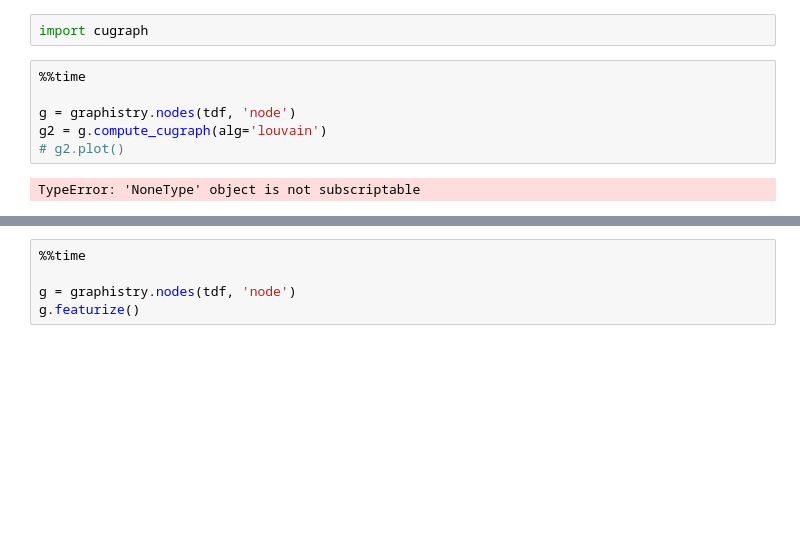
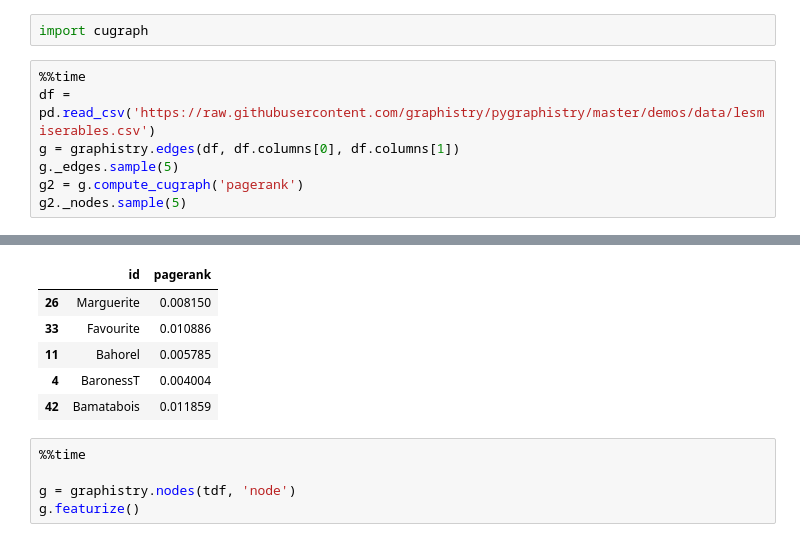
Before and after one commit to dcolinmorgan/grph, a Jupyter notebook: smart_dep_demo.ipynb, the cells around one changed output, grey strips where cells are left out. Saved outputs shown, nothing was run; the diff lists cells and outputs as text; blank space fills up the shorter version.

```diff
--- a/smart_dep_demo.ipynb
+++ b/smart_dep_demo.ipynb
@@ -187,11 +161,11 @@ Successfully installed pynvml-11.5.3
 import cuml
 # %%
 import cugraph
-# %%
-%%time
-
-g = graphistry.nodes(tdf, 'node')
-g2 = g.compute_cugraph(alg='louvain')
-# g2.plot()
-# %% [output]
-TypeError: 'NoneType' object is not subscriptable
+# %%
+%%time
+df = pd.read_csv('https://raw.githubusercontent.com/graphistry/pygraphistry/master/demos/data/lesmiserables.csv')
+g = graphistry.edges(df, df.columns[0], df.columns[1])
+g._edges.sample(5)
+g2 = g.compute_cugraph('pagerank')
+g2._nodes.sample(5)
+# %% [output]
@@ -198,3 +174,9 @@ TypeError: 'NoneType' object is not subscriptable
+|  | id | pagerank |
+| 26 | Marguerite | 0.008150 |
+| 33 | Favourite | 0.010886 |
+| 11 | Bahorel | 0.005785 |
+| 4 | BaronessT | 0.004004 |
+| 42 | Bamatabois | 0.011859 |
 # %%
 %%time
 
```
Also changed, not shown: parts of 6 cells of this notebook.
